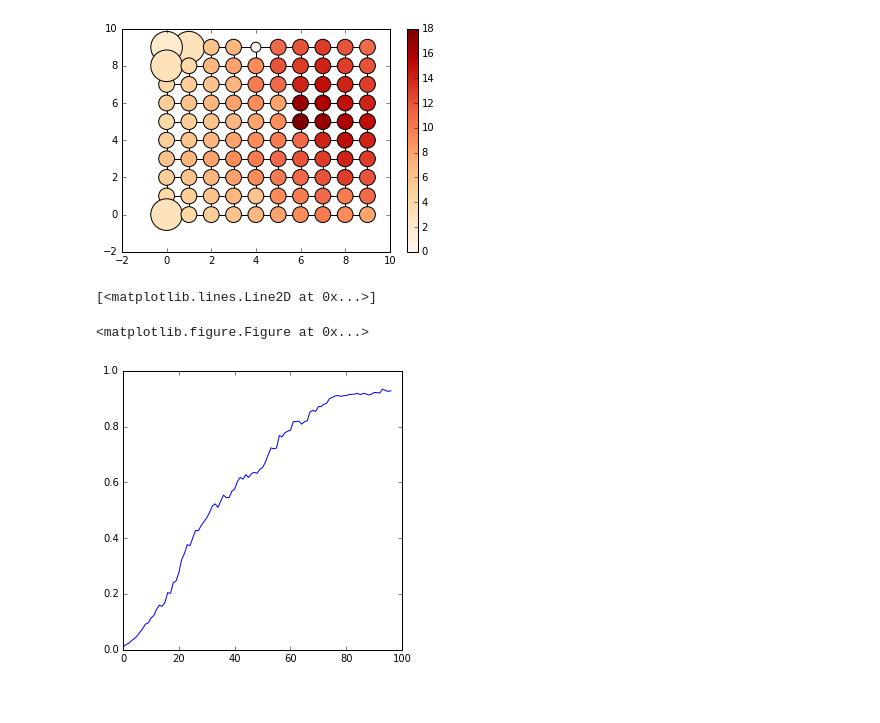
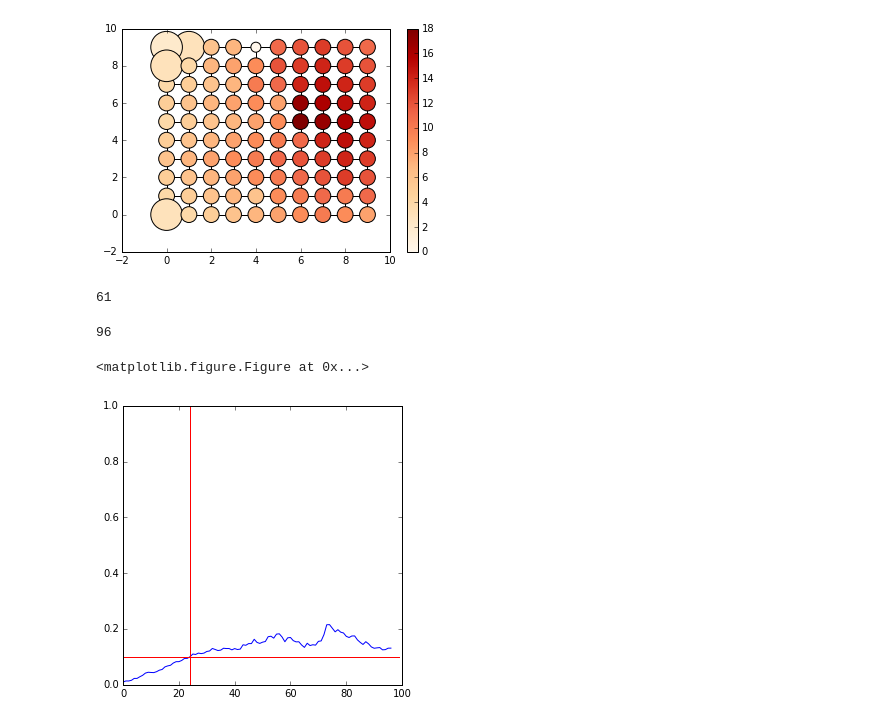
Before and after one commit to xiaohan2012/active-infection-source-finding, a Jupyter notebook: weighted_majority.ipynb, the cells around one changed output. Drawn from its saved outputs; the diff is of its cells as text; code cells hidden in the pictures.

```diff
--- a/weighted_majority.ipynb
+++ b/weighted_majority.ipynb
@@ -51,7 +49,7 @@ def generate_sufficient_stats(g):
 # %%
 stat = generate_sufficient_stats(g)
 # %%
-N = 100
+N = 250
 # list of list of (source, times, tree)
 stats = Parallel(n_jobs=-1)(delayed(generate_sufficient_stats)(g) for i in range(N))
 # %%
@@ -89,6 +87,7 @@ epsilon = 0.8
 
 def mwu(g, source, obs_nodes, infection_times, epsilon,
         debug=False, plot=False,
+        inspect_mu=False,
         max_plots=9):
     mu_of_source = []
     ### debugging START
@@ -155,16 +154,24 @@ def mwu(g, source, obs_nodes, infection_times, epsilon,
         if debug:
             print('query {}'.format(q))
 
-        # test if it's source by querying neighbors
-        if iter_i > 15:
-            is_source = np.all(list(map(lambda u: infection_times[q] < infection_times[u],
-                                        g.neighbors(q))))
-            query_count += len(list(filter(lambda u: u not in queried_nodes, g.neighbors(q))))
+        # if some node has very large mu
+        # query its neighbors
+        if not inspect_mu and max(mu.values()) > 0.1:
+            s = max(mu, key=mu.__getitem__)
+            if s not in queried_nodes:
+                query_count += 1
+                queried_nodes.add(s)
+
+            is_source = np.all(list(map(lambda u: infection_times[s] < infection_times[u],
+                                        g.neighbors(s))))
+            unqueried_nodes = set(filter(lambda u: u not in queried_nodes, g.neighbors(s)))
+            query_count += len(unqueried_nodes)
+            queried_nodes |= unqueried_nodes
             if is_source:
                 if debug:
                     print('**Found source')
                     print('used {} queries'.format(query_count))
-                assert source == q
+                assert source == s
                 break
 
         outcome = infection_times[q]
@@ -191,18 +198,30 @@ def mwu(g, source, obs_nodes, infection_times, epsilon,
             print_nodes_by_mu(g, mu, source)
 
     return query_count, mu_of_source
+# %%
+len(idx)
+# %% [output]
+61
 # %%
 source, obs_nodes, infection_times, tree = make_input(g, infp=0.7, fraction=0.05, sampling_method='late_nodes')
 query_count, mu_of_source = mwu(g, source, obs_nodes, infection_times, epsilon=0.3,
-                            debug=False,
-                            plot=True,
-                            max_plots=6)
+                                inspect_mu=True,
+                                debug=False,
+                                plot=True,
+                                max_plots=6)
+print(query_count)
 plt.clf()
 fig, ax = plt.subplots(1, 1, figsize=(5, 5))
 ax.plot(mu_of_source)
+ax.plot([0.1]*100, 'r')
+
+idx = np.nonzero(np.array(mu_of_source) > 0.1)[0]
+if len(idx) > 0:
+    half_value = idx[0]
+    ax.plot([half_value]*20, np.linspace(0, 1.0, 20), 'r')
 # %% [output]
-[<matplotlib.lines.Line2D at 0x...>]
+96
 <matplotlib.figure.Figure at 0x...>
-[figure, old version]
+[figure, new version]
 # %%
 def experiment_multiple_rounds(rounds, g, infp, fraction, epsilon, sampling_method):
```
Also changed, not shown: parts of 12 cells of this notebook, 1 other file.
